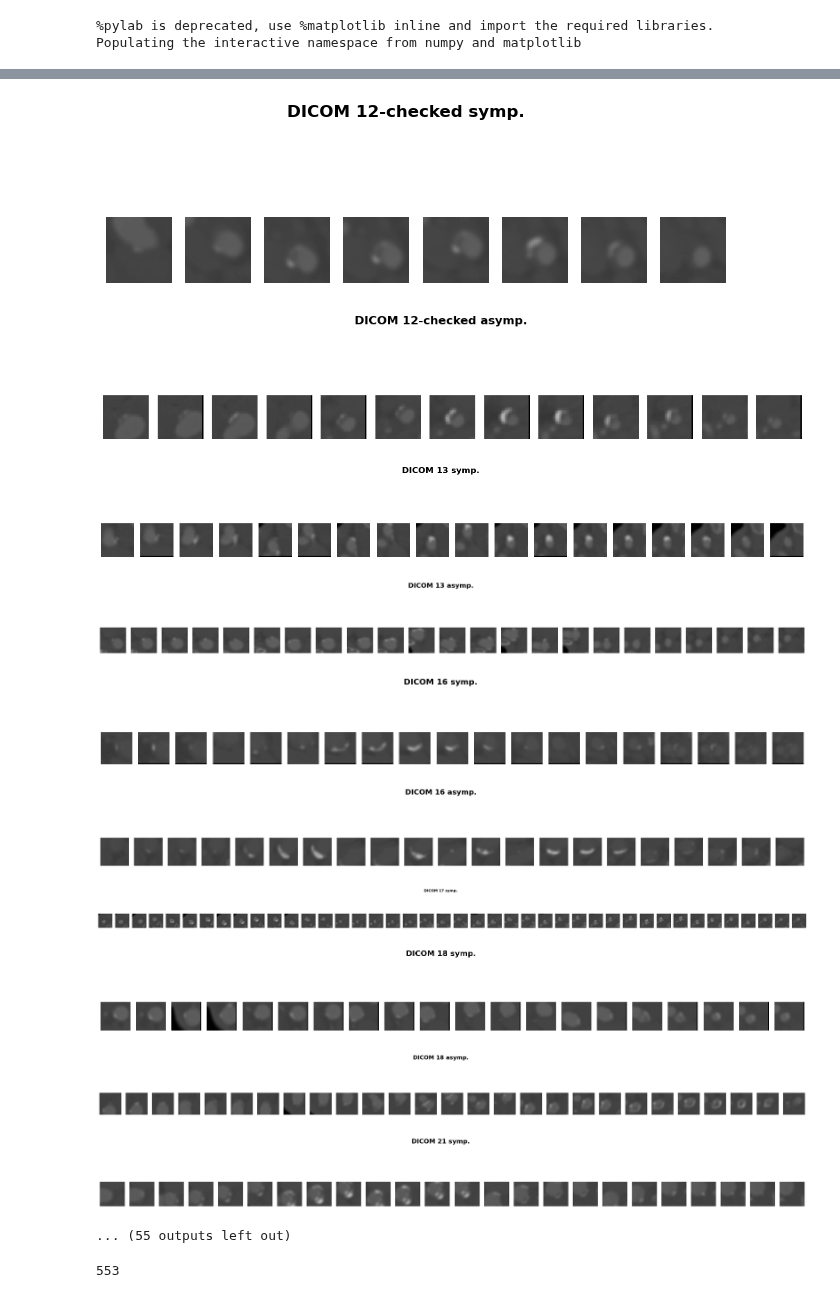
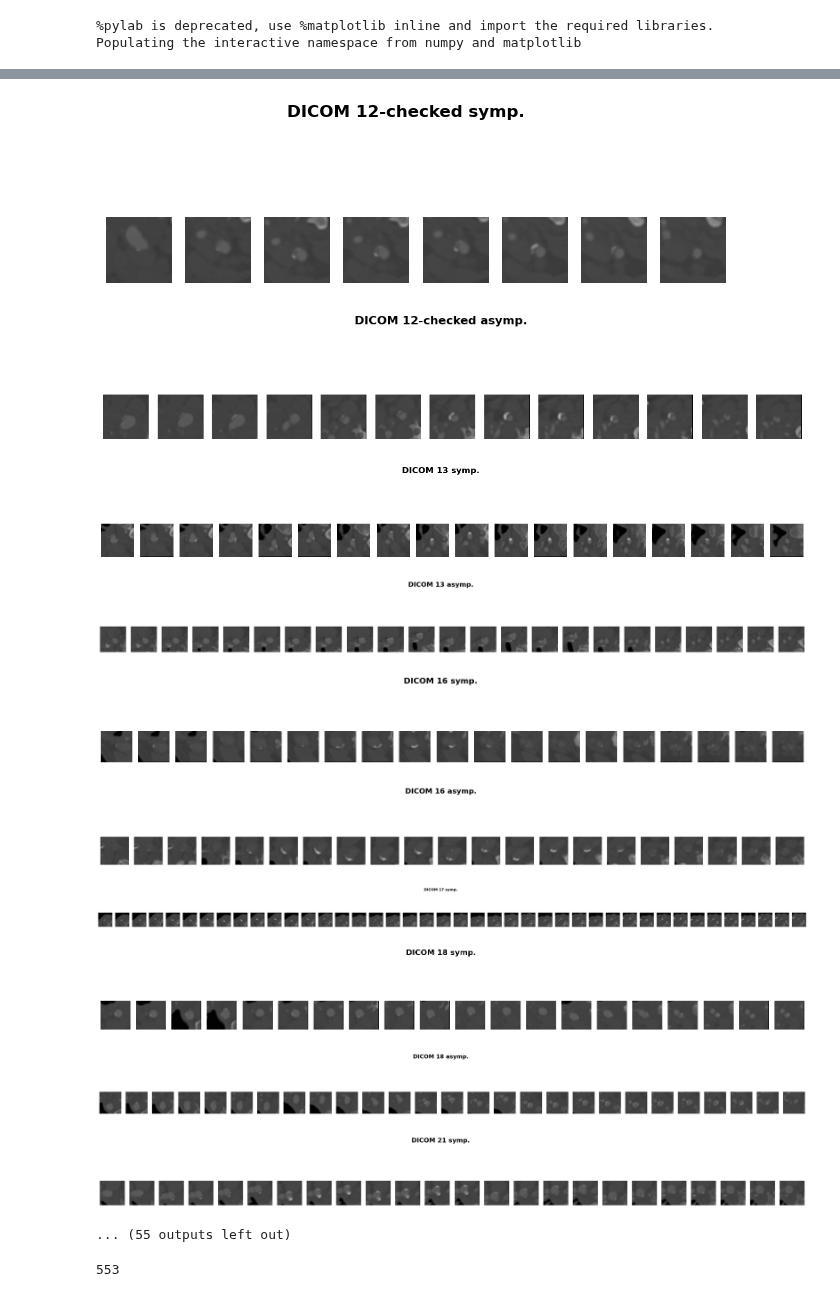
Before and after one commit to mpsych/CACTAS, a Jupyter notebook: _EXPERIMENTS/split_L_R_carotid.ipynb, the cells around one changed output, grey strips where cells are left out. Cells and saved outputs as stored; diff of their text form; code cells hidden in the pictures.

```diff
--- a/_EXPERIMENTS/split_L_R_carotid.ipynb
+++ b/_EXPERIMENTS/split_L_R_carotid.ipynb
@@ -13,6 +13,8 @@ import cactas as C
 # %%
 DATAPATH = '/home/d/Dropbox/RESEARCH/CAROTID/DATA/Nathan Arnett Calcification/'
 # DATAPATH = '/raid/mpsych/CACTAS/DATA/Nathan Arnett Calcification/'
+# %%
+P=64
 # %%
 with open(DATAPATH+'../ESUS_stroke_side.csv', 'r') as f:
     stroke_sides = f.read().replace('ESUS ','').split('\n')
@@ -115,7 +117,7 @@ for i,d in enumerate(DATASETS):
 
 
 
-            image_cropped, single_label_cropped = C.Util.crop(image_slice, single_label, target_size=32)
+            image_cropped, single_label_cropped = C.Util.crop(image_slice, single_label, target_size=P)
 
             if location == stroke_side:
                 symp_i_patches.append(image_cropped)
@@ -153,43 +155,43 @@ Stroke side L
 DICOM 16
 Stroke side L
 DICOM 17
 Stroke side R
 DICOM 17 no asymp plaque
 DICOM 18
 Stroke side L
 DICOM 21
 ... (7 lines left out)
 DICOM 25
 Stroke side L
 DICOM 26
 Stroke side R
 DICOM 29
 Stroke side R
 DICOM 31
 Stroke side L
 DICOM 36
 Stroke side R
 DICOM 40
 Stroke side R
 DICOM 45
 Stroke side L
 DICOM 49
 Stroke side R
 ... (28 lines left out)
 DICOM 96
 Stroke side R
 DICOM 97
 Stroke side L
-[figure, old version]
+[figure, new version]
-[figure, old version]
+[figure, new version]
-[figure, old version]
+[figure, new version]
-[figure, old version]
+[figure, new version]
-[figure, old version]
+[figure, new version]
-[figure, old version]
+[figure, new version]
-[figure, old version]
+[figure, new version]
-[figure, old version]
+[figure, new version]
-[figure, old version]
+[figure, new version]
-[figure, old version]
+[figure, new version]
 ... (55 outputs left out)
 # %%
 len(g_symp_l_patches)
```
Also changed, not shown: parts of 3 cells of this notebook.
